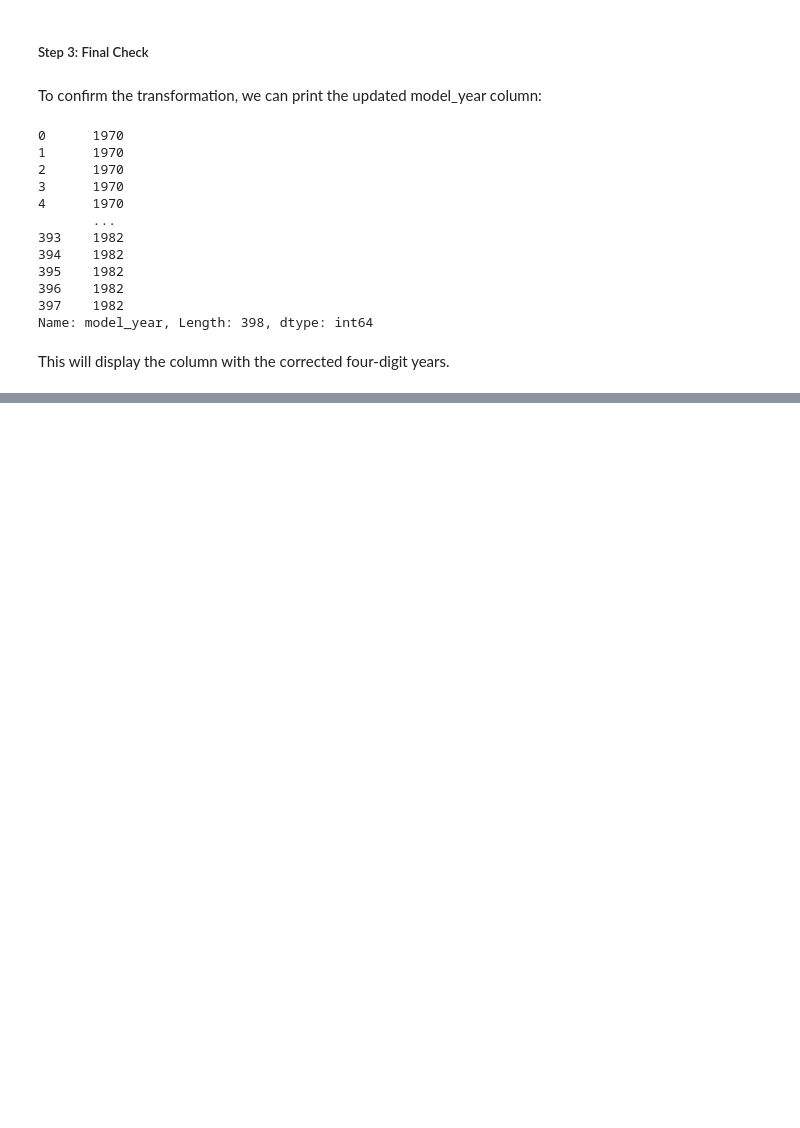
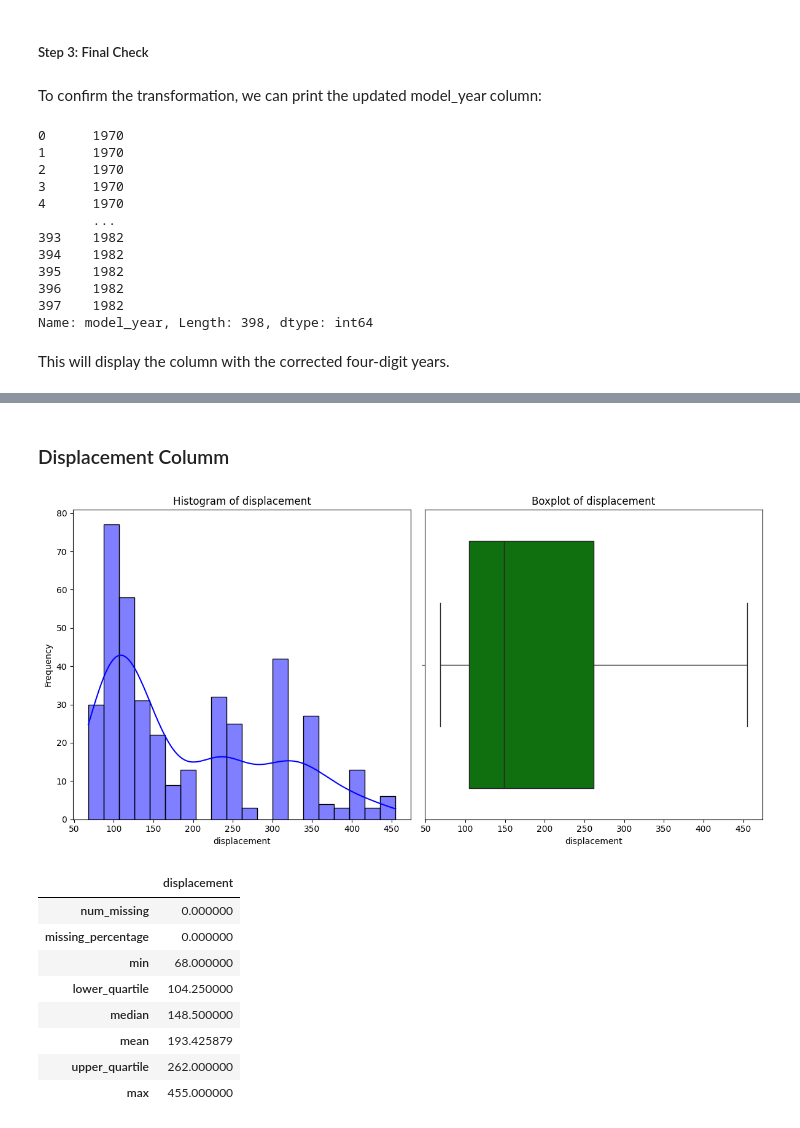
Before and after one commit to kijen28/P4DS_22G1, a Jupyter notebook: exploring_data.ipynb, the cells around one changed output, grey strips where cells are left out. Drawn from its saved outputs; the diff is of its cells as text; code cells hidden in the pictures; blank space fills up the shorter version.

```diff
--- a/exploring_data.ipynb
+++ b/exploring_data.ipynb
@@ -262,0 +350,16 @@ This will display the column with the corrected four-digit years.
+# %% [markdown]
+### Displacement Columm
+# %%
+infor_dis = calculate_value_distributed(df, 'displacement')
+infor_dis
+# %% [output]
+[figure, added]
+|  | displacement |
+| num_missing | 0.000000 |
+| missing_percentage | 0.000000 |
+| min | 68.000000 |
+| lower_quartile | 104.250000 |
+| median | 148.500000 |
+| mean | 193.425879 |
+| upper_quartile | 262.000000 |
+| max | 455.000000 |
```
Also changed, not shown: parts of 21 cells of this notebook.
